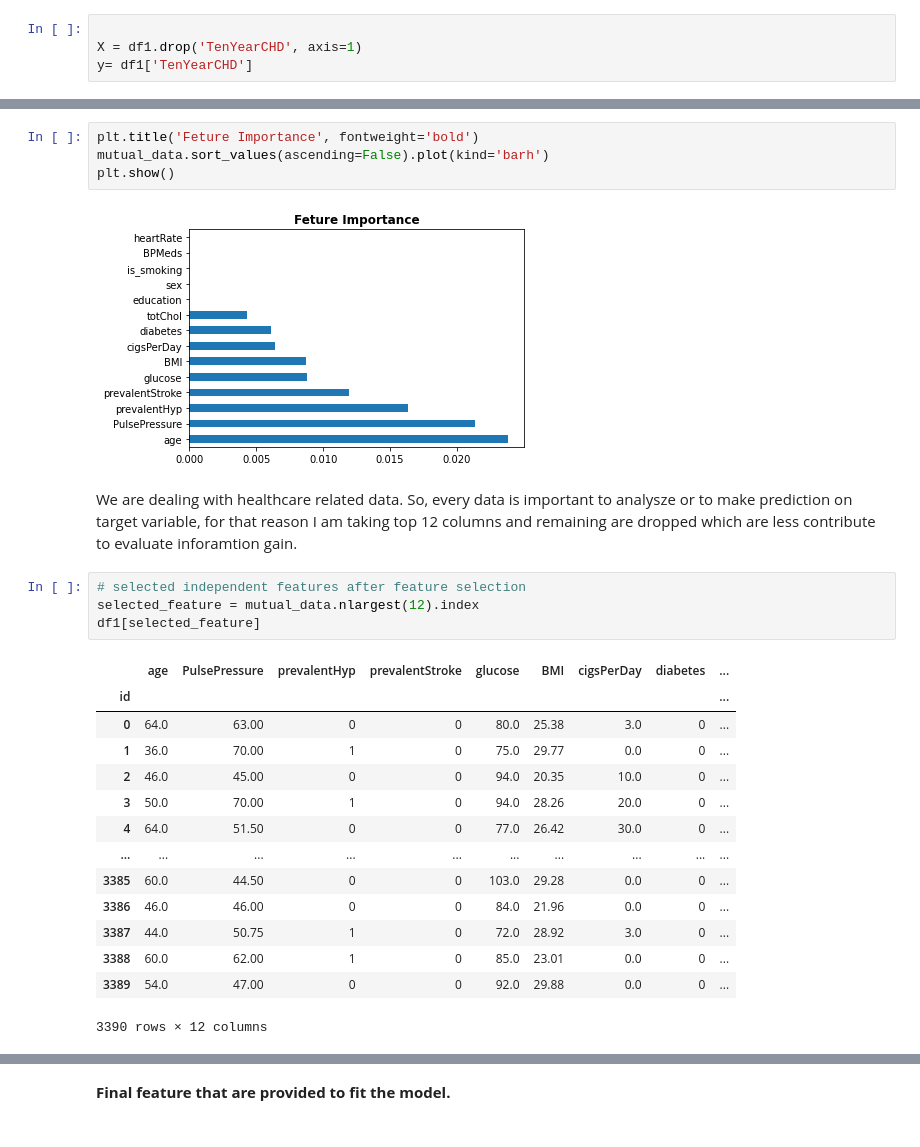
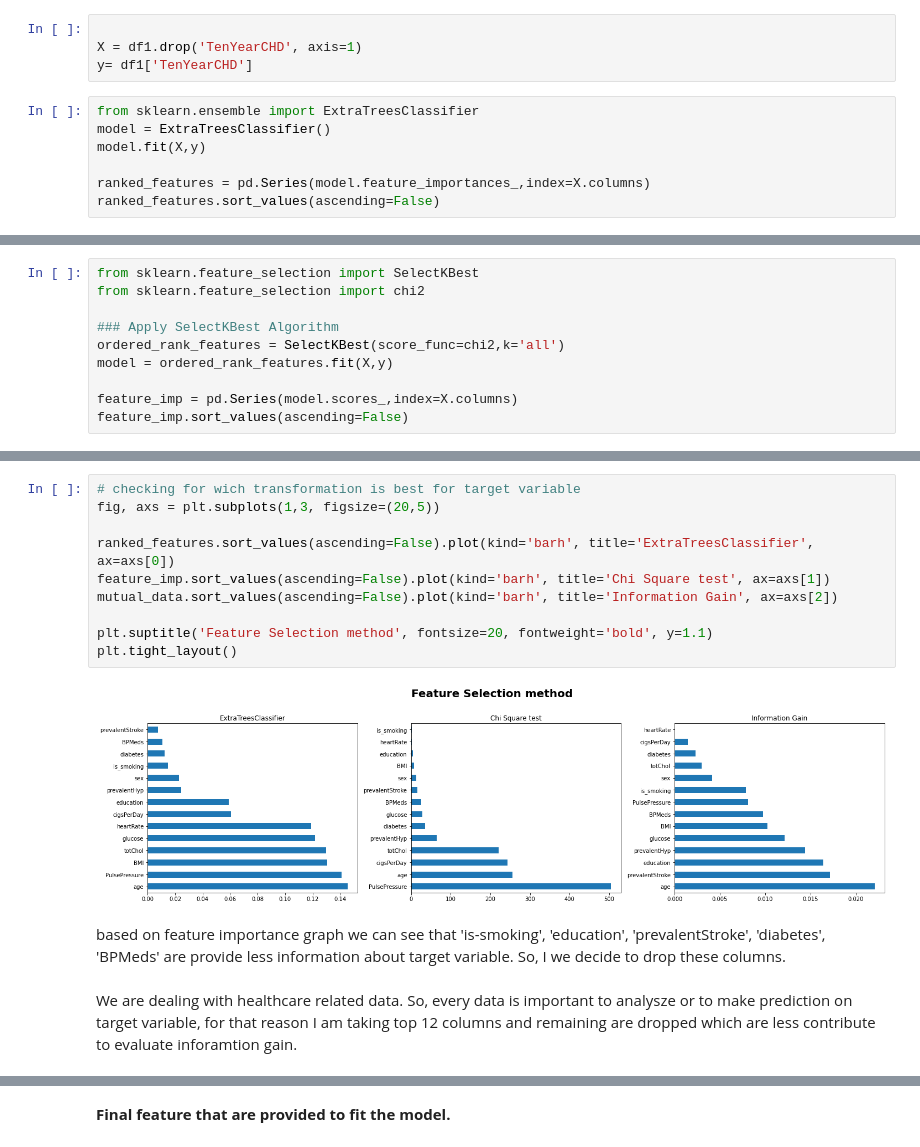
Before and after one commit to harkpun/Cardiovascular-Risk-Prediction, a Jupyter notebook: Cardiovascular_Risk_Prediction.ipynb, the cells around one changed output, grey strips where cells are left out. Drawn from its saved outputs; the diff is of its cells as text.

```diff
--- a/Cardiovascular_Risk_Prediction.ipynb
+++ b/Cardiovascular_Risk_Prediction.ipynb
@@ -438,3 +433,10 @@ df1['is_smoking'] = df1['is_smoking'].map({'YES':1, 'NO':0})
 
 X = df1.drop('TenYearCHD', axis=1)
 y= df1['TenYearCHD']
+# %%
+from sklearn.ensemble import ExtraTreesClassifier
+model = ExtraTreesClassifier()
+model.fit(X,y)
+
+ranked_features = pd.Series(model.feature_importances_,index=X.columns)
+ranked_features.sort_values(ascending=False)
@@ -440,0 +459,10 @@ y= df1['TenYearCHD']
+# %%
+from sklearn.feature_selection import SelectKBest
+from sklearn.feature_selection import chi2
+
+### Apply SelectKBest Algorithm
+ordered_rank_features = SelectKBest(score_func=chi2,k='all')
+model = ordered_rank_features.fit(X,y)
+
+feature_imp = pd.Series(model.scores_,index=X.columns)
+feature_imp.sort_values(ascending=False)
@@ -466,29 +509,18 @@ BPMeds             0.000000
 heartRate          0.000000
 dtype: float64
-# %%
-plt.title('Feture Importance', fontweight='bold')
-mutual_data.sort_values(ascending=False).plot(kind='barh')
-plt.show()
-# %% [output]
-[figure, removed]
+# %%
+# checking for wich transformation is best for target variable
+fig, axs = plt.subplots(1,3, figsize=(20,5))
+
+ranked_features.sort_values(ascending=False).plot(kind='barh', title='ExtraTreesClassifier', ax=axs[0])
+feature_imp.sort_values(ascending=False).plot(kind='barh', title='Chi Square test', ax=axs[1])
+mutual_data.sort_values(ascending=False).plot(kind='barh', title='Information Gain', ax=axs[2])
+
+plt.suptitle('Feature Selection method', fontsize=20, fontweight='bold', y=1.1)
+plt.tight_layout()
+# %% [output]
+[figure, added]
+# %% [markdown]
+based on feature importance graph we can see that 'is-smoking', 'education', 'prevalentStroke', 'diabetes', 'BPMeds' are provide less information about target variable. So, I we decide to drop these columns.
 # %% [markdown]
 We are dealing with healthcare related data. So, every data is important to analysze or to make prediction on target variable, for that reason I am taking top 12 columns and remaining are dropped which are less contribute to evaluate inforamtion gain.
-# %%
-# selected independent features after feature selection
-selected_feature = mutual_data.nlargest(12).index
-df1[selected_feature]
-# %% [output]
-|  | age | PulsePressure | prevalentHyp | prevalentStroke | glucose | BMI | cigsPerDay | diabetes | ... |
-| id |  |  |  |  |  |  |  |  | ... |
-| 0 | 64.0 | 63.00 | 0 | 0 | 80.0 | 25.38 | 3.0 | 0 | ... |
-| 1 | 36.0 | 70.00 | 1 | 0 | 75.0 | 29.77 | 0.0 | 0 | ... |
-| 2 | 46.0 | 45.00 | 0 | 0 | 94.0 | 20.35 | 10.0 | 0 | ... |
-| 3 | 50.0 | 70.00 | 1 | 0 | 94.0 | 28.26 | 20.0 | 0 | ... |
-| 4 | 64.0 | 51.50 | 0 | 0 | 77.0 | 26.42 | 30.0 | 0 | ... |
-| ... | ... | ... | ... | ... | ... | ... | ... | ... | ... |
-| 3385 | 60.0 | 44.50 | 0 | 0 | 103.0 | 29.28 | 0.0 | 0 | ... |
-| 3386 | 46.0 | 46.00 | 0 | 0 | 84.0 | 21.96 | 0.0 | 0 | ... |
-| 3387 | 44.0 | 50.75 | 1 | 0 | 72.0 | 28.92 | 3.0 | 0 | ... |
-| 3388 | 60.0 | 62.00 | 1 | 0 | 85.0 | 23.01 | 0.0 | 0 | ... |
-| 3389 | 54.0 | 47.00 | 0 | 0 | 92.0 | 29.88 | 0.0 | 0 | ... |
-3390 rows × 12 columns
```
Also changed, not shown: parts of 69 cells of this notebook.
